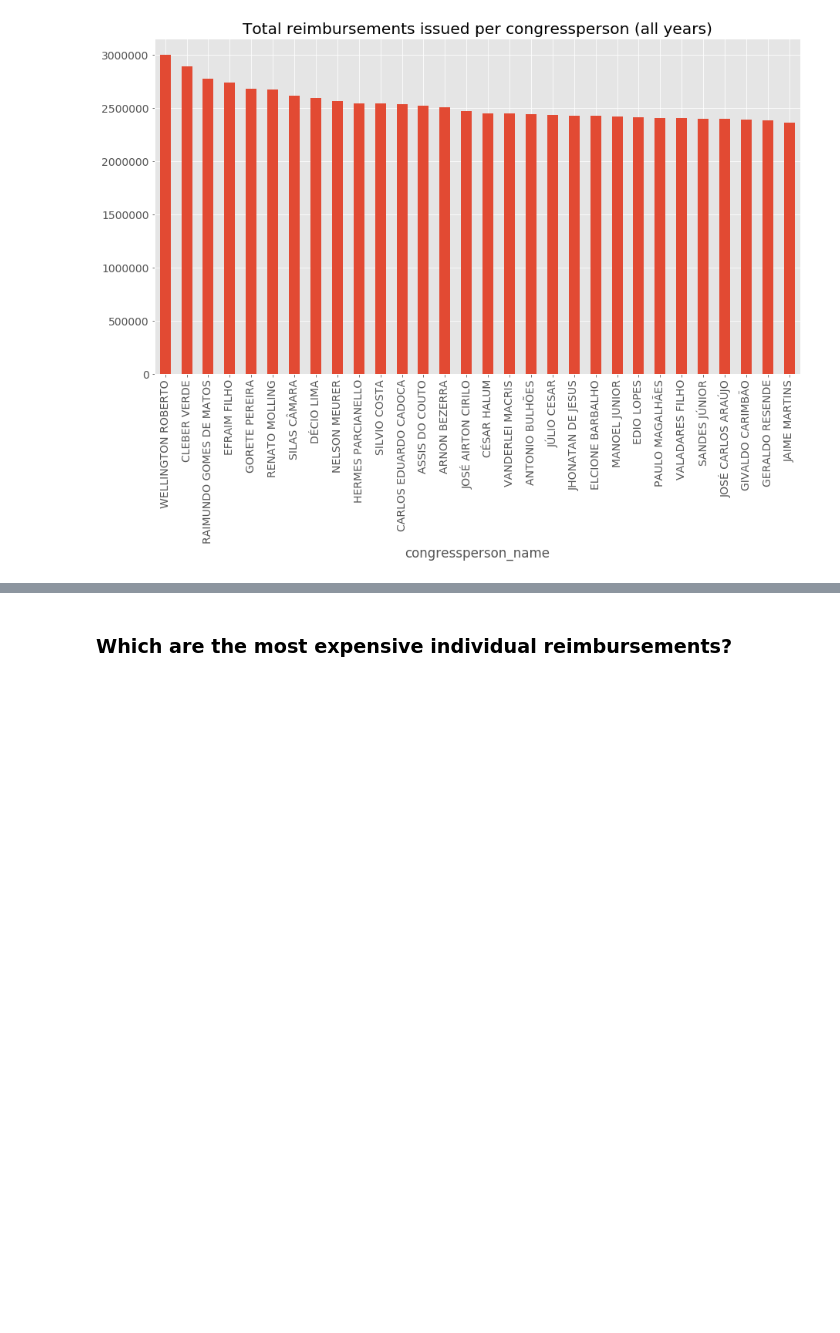
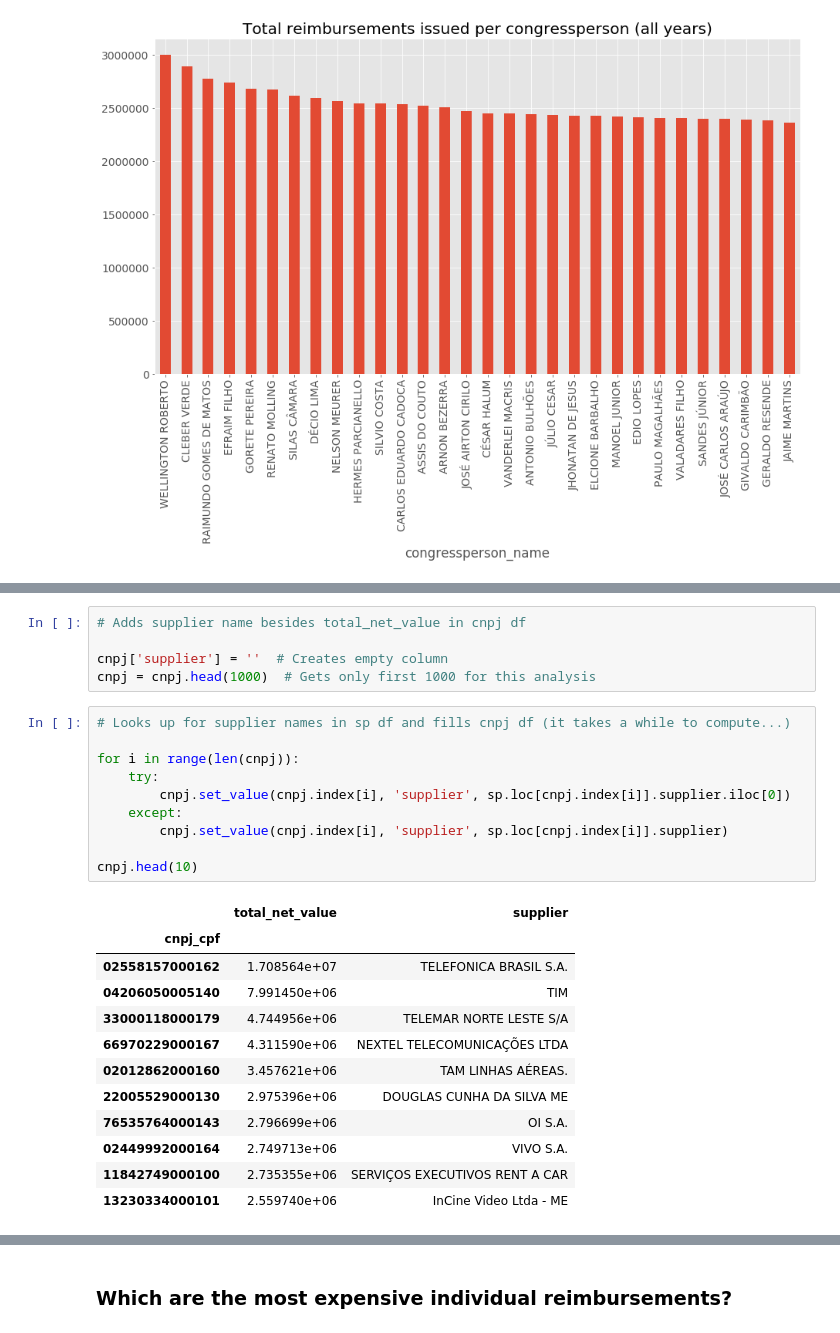
Before and after one commit to okfn-brasil/serenata-de-amor, a Jupyter notebook: develop/2017-05-01-luipillmann-intro-to-reimbursements.ipynb, the cells around one changed output, grey strips where cells are left out. Saved outputs shown, nothing was run; the diff lists cells and outputs as text; blank space fills up the shorter version.

```diff
--- a/develop/2017-05-01-luipillmann-intro-to-reimbursements.ipynb
+++ b/develop/2017-05-01-luipillmann-intro-to-reimbursements.ipynb
@@ -266,0 +303,28 @@ This table shows the top service providers by amount received in total (all year
+# %%
+# Adds supplier name besides total_net_value in cnpj df
+
+cnpj['supplier'] = ''  # Creates empty column
+cnpj = cnpj.head(1000)  # Gets only first 1000 for this analysis
+# %%
+# Looks up for supplier names in sp df and fills cnpj df (it takes a while to compute...)
+
+for i in range(len(cnpj)):
+    try:
+        cnpj.set_value(cnpj.index[i], 'supplier', sp.loc[cnpj.index[i]].supplier.iloc[0])
+    except:
+        cnpj.set_value(cnpj.index[i], 'supplier', sp.loc[cnpj.index[i]].supplier)
+
+cnpj.head(10)
+# %% [output]
+|  | total_net_value | supplier |
+| cnpj_cpf |  |  |
+| 02558157000162 | 1.708564e+07 | TELEFONICA BRASIL S.A. |
+| 04206050005140 | 7.991450e+06 | TIM |
+| 33000118000179 | 4.744956e+06 | TELEMAR NORTE LESTE S/A |
+| 66970229000167 | 4.311590e+06 | NEXTEL TELECOMUNICAÇÕES LTDA |
+| 02012862000160 | 3.457621e+06 | TAM LINHAS AÉREAS. |
+| 22005529000130 | 2.975396e+06 | DOUGLAS CUNHA DA SILVA ME |
+| 76535764000143 | 2.796699e+06 | OI S.A. |
+| 02449992000164 | 2.749713e+06 | VIVO S.A. |
+| 11842749000100 | 2.735355e+06 | SERVIÇOS EXECUTIVOS RENT A CAR |
+| 13230334000101 | 2.559740e+06 | InCine Video Ltda - ME |
```
Also changed, not shown: parts of 10 cells of this notebook, 2 other files.
